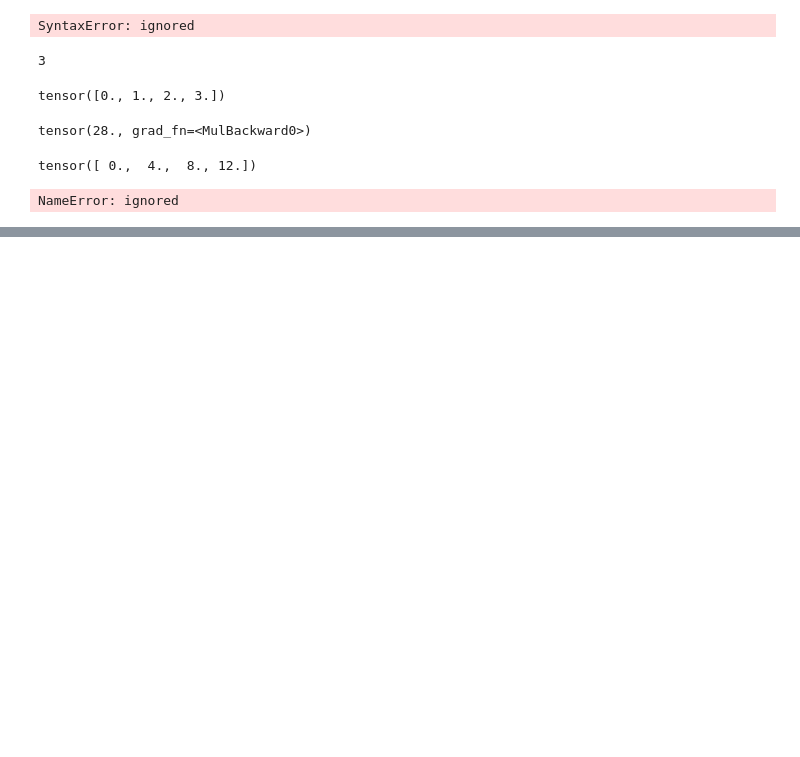
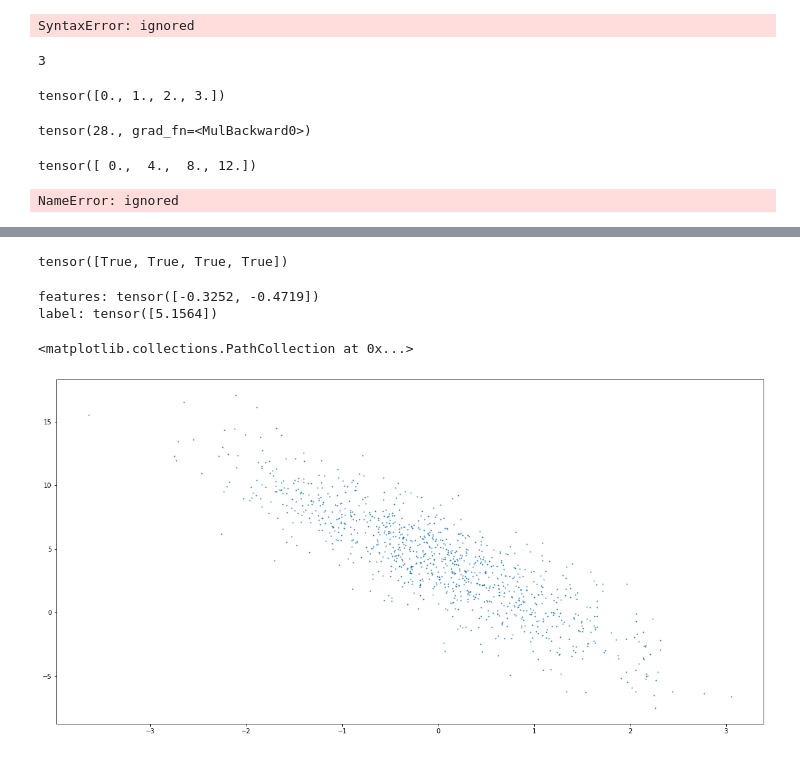
Before and after one commit to Fernweh-g/bin, a Jupyter notebook: Untitled0.ipynb, the cells around one changed output, grey strips where cells are left out. Saved outputs shown, nothing was run; the diff lists cells and outputs as text; code cells hidden in the pictures; blank space fills up the shorter version.

```diff
--- a/Untitled0.ipynb
+++ b/Untitled0.ipynb
@@ -1012,0 +1031,29 @@ NameError: ignored
+# %%
+import torch
+x = torch.arange(4.0, requires_grad = True)
+y = x * x
+u = y.detach() # 把y当作一个常数，而不是一个关于x的函数。即u是个常数
+z = u * x
+z.sum().backward()
+x.grad == u
+# %% [output]
+tensor([True, True, True, True])
+# %%
+% matplotlib inline
+import torch
+import random
+
+def synthetic_data(w, b, num_examples):
+  x = torch.normal(0, 1, (num_examples, len(w)))
+  y = torch.matmul(x, w)+b
+  y += torch.normal(0, 0.01, y.shape) # 加入噪音
+  return x, y.reshape((-1,1))
+
+true_w = torch.tensor([2,-3.4])
+true_b = 4.2
+features, labels = synthetic_data(true_w, true_b, 1000)
+# %%
+print ('features:', features[0], '\nlabel:', labels[0])
+# %% [output]
+features: tensor([-0.3252, -0.4719])
+label: tensor([5.1564])
@@ -1012,0 +1063,6 @@ NameError: ignored
+# %%
+plt.figure(figsize=(20,10))
+plt.scatter(features[:,1].detach().numpy(),labels.detach().numpy(), 1)
+# %% [output]
+<matplotlib.collections.PathCollection at 0x...>
+[figure, added]
```
Also changed, not shown: parts of 10 cells of this notebook.
